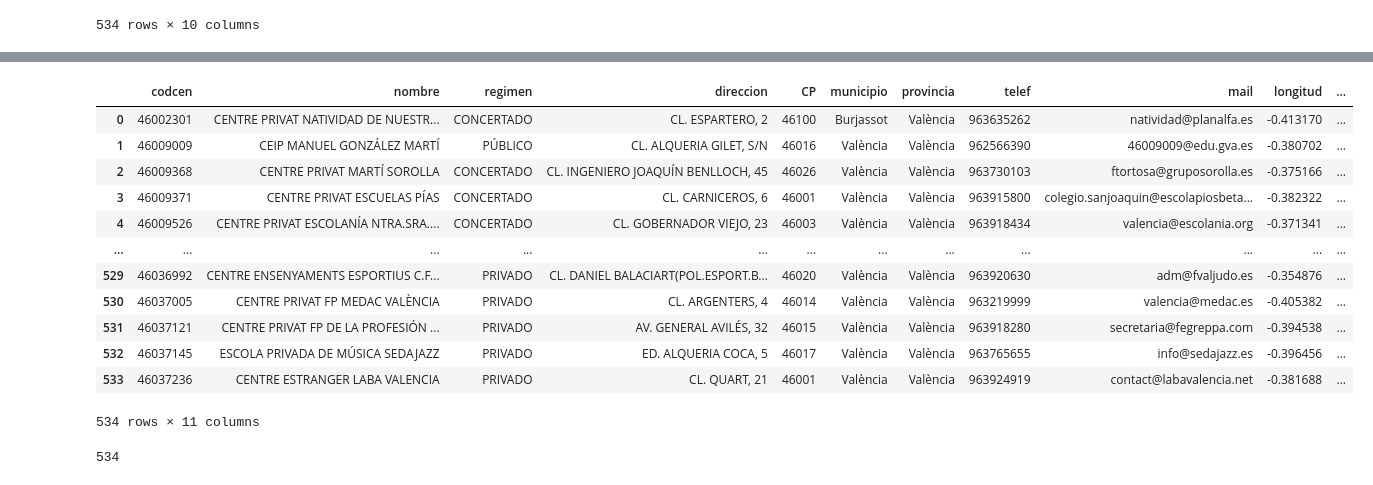
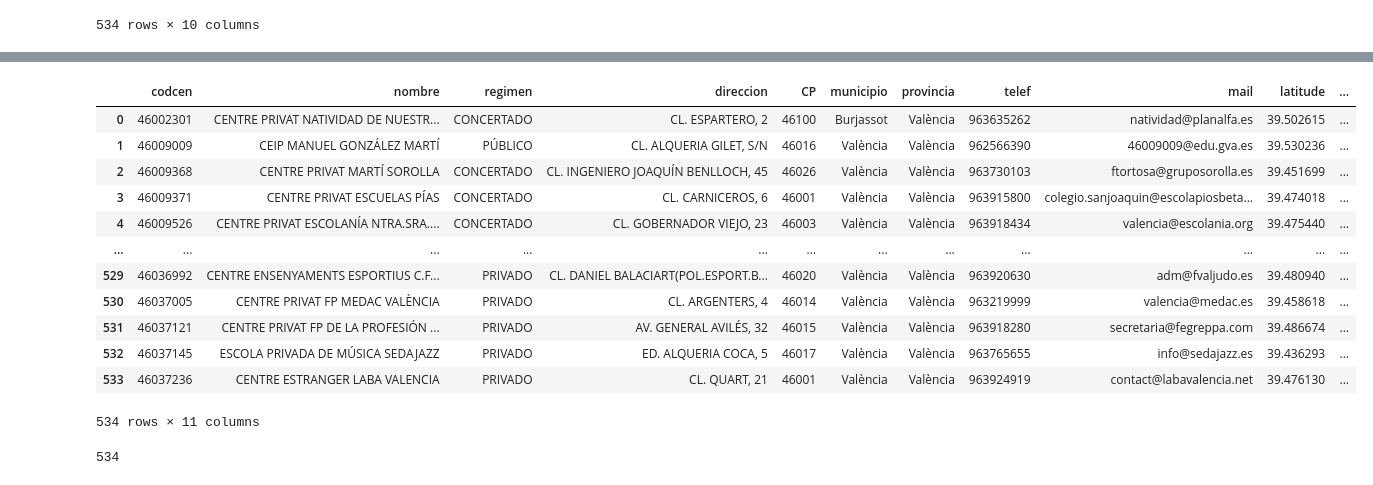
Before and after one commit to alejandrogoscu/TB_tallerDataFullStack, a Jupyter notebook: services/centro_educativos.ipynb, the cells around one changed output, grey strips where cells are left out. Drawn from its saved outputs; the diff is of its cells as text; code cells hidden in the pictures.

Commit message:
cambio nombres cols lat y longitud

```diff
--- a/services/centro_educativos.ipynb
+++ b/services/centro_educativos.ipynb
@@ -109,21 +107,21 @@ ValueError: Length mismatch: Expected axis has 12 elements, new values have 10 e
 # %%
-df2[["latitud","longitud"]] = df2["geo_point"].str.split(",", expand=True).astype(float)
+df2[["latitude","longitude"]] = df2["geo_point"].str.split(",", expand=True).astype(float)
 
 df3 = df2.drop("geo_point",axis=1)
 df3
 # %% [output]
-|  | codcen | nombre | regimen | direccion | CP | municipio | provincia | telef | mail | longitud | ... |
-| 0 | 46002301 | CENTRE PRIVAT NATIVIDAD DE NUESTR... | CONCERTADO | CL. ESPARTERO, 2 | 46100 | Burjassot | València | 963635262 | natividad@planalfa.es | -0.413170 | ... |
-| 1 | 46009009 | CEIP MANUEL GONZÁLEZ MARTÍ | PÚBLICO | CL. ALQUERIA GILET, S/N | 46016 | València | València | 962566390 | 46009009@edu.gva.es | -0.380702 | ... |
-| 2 | 46009368 | CENTRE PRIVAT MARTÍ SOROLLA | CONCERTADO | CL. INGENIERO JOAQUÍN BENLLOCH, 45 | 46026 | València | València | 963730103 | ftortosa@gruposorolla.es | -0.375166 | ... |
-| 3 | 46009371 | CENTRE PRIVAT ESCUELAS PÍAS | CONCERTADO | CL. CARNICEROS, 6 | 46001 | València | València | 963915800 | colegio.sanjoaquin@escolapiosbeta... | -0.382322 | ... |
-| 4 | 46009526 | CENTRE PRIVAT ESCOLANÍA NTRA.SRA.... | CONCERTADO | CL. GOBERNADOR VIEJO, 23 | 46003 | València | València | 963918434 | valencia@escolania.org | -0.371341 | ... |
+|  | codcen | nombre | regimen | direccion | CP | municipio | provincia | telef | mail | latitude | ... |
+| 0 | 46002301 | CENTRE PRIVAT NATIVIDAD DE NUESTR... | CONCERTADO | CL. ESPARTERO, 2 | 46100 | Burjassot | València | 963635262 | natividad@planalfa.es | 39.502615 | ... |
+| 1 | 46009009 | CEIP MANUEL GONZÁLEZ MARTÍ | PÚBLICO | CL. ALQUERIA GILET, S/N | 46016 | València | València | 962566390 | 46009009@edu.gva.es | 39.530236 | ... |
+| 2 | 46009368 | CENTRE PRIVAT MARTÍ SOROLLA | CONCERTADO | CL. INGENIERO JOAQUÍN BENLLOCH, 45 | 46026 | València | València | 963730103 | ftortosa@gruposorolla.es | 39.451699 | ... |
+| 3 | 46009371 | CENTRE PRIVAT ESCUELAS PÍAS | CONCERTADO | CL. CARNICEROS, 6 | 46001 | València | València | 963915800 | colegio.sanjoaquin@escolapiosbeta... | 39.474018 | ... |
+| 4 | 46009526 | CENTRE PRIVAT ESCOLANÍA NTRA.SRA.... | CONCERTADO | CL. GOBERNADOR VIEJO, 23 | 46003 | València | València | 963918434 | valencia@escolania.org | 39.475440 | ... |
 | ... | ... | ... | ... | ... | ... | ... | ... | ... | ... | ... | ... |
-| 529 | 46036992 | CENTRE ENSENYAMENTS ESPORTIUS C.F... | PRIVADO | CL. DANIEL BALACIART(POL.ESPORT.B... | 46020 | València | València | 963920630 | adm@fvaljudo.es | -0.354876 | ... |
-| 530 | 46037005 | CENTRE PRIVAT FP MEDAC VALÈNCIA | PRIVADO | CL. ARGENTERS, 4 | 46014 | València | València | 963219999 | valencia@medac.es | -0.405382 | ... |
-| 531 | 46037121 | CENTRE PRIVAT FP DE LA PROFESIÓN ... | PRIVADO | AV. GENERAL AVILÉS, 32 | 46015 | València | València | 963918280 | secretaria@fegreppa.com | -0.394538 | ... |
-| 532 | 46037145 | ESCOLA PRIVADA DE MÚSICA SEDAJAZZ | PRIVADO | ED. ALQUERIA COCA, 5 | 46017 | València | València | 963765655 | info@sedajazz.es | -0.396456 | ... |
-| 533 | 46037236 | CENTRE ESTRANGER LABA VALENCIA | PRIVADO | CL. QUART, 21 | 46001 | València | València | 963924919 | contact@labavalencia.net | -0.381688 | ... |
+| 529 | 46036992 | CENTRE ENSENYAMENTS ESPORTIUS C.F... | PRIVADO | CL. DANIEL BALACIART(POL.ESPORT.B... | 46020 | València | València | 963920630 | adm@fvaljudo.es | 39.480940 | ... |
+| 530 | 46037005 | CENTRE PRIVAT FP MEDAC VALÈNCIA | PRIVADO | CL. ARGENTERS, 4 | 46014 | València | València | 963219999 | valencia@medac.es | 39.458618 | ... |
+| 531 | 46037121 | CENTRE PRIVAT FP DE LA PROFESIÓN ... | PRIVADO | AV. GENERAL AVILÉS, 32 | 46015 | València | València | 963918280 | secretaria@fegreppa.com | 39.486674 | ... |
+| 532 | 46037145 | ESCOLA PRIVADA DE MÚSICA SEDAJAZZ | PRIVADO | ED. ALQUERIA COCA, 5 | 46017 | València | València | 963765655 | info@sedajazz.es | 39.436293 | ... |
+| 533 | 46037236 | CENTRE ESTRANGER LABA VALENCIA | PRIVADO | CL. QUART, 21 | 46001 | València | València | 963924919 | contact@labavalencia.net | 39.476130 | ... |
 534 rows × 11 columns
 # %%
 df3.to_sql('colegios', con=engine, if_exists = 'append',index=False)
```
Also changed, not shown: parts of 1 cell of this notebook.
